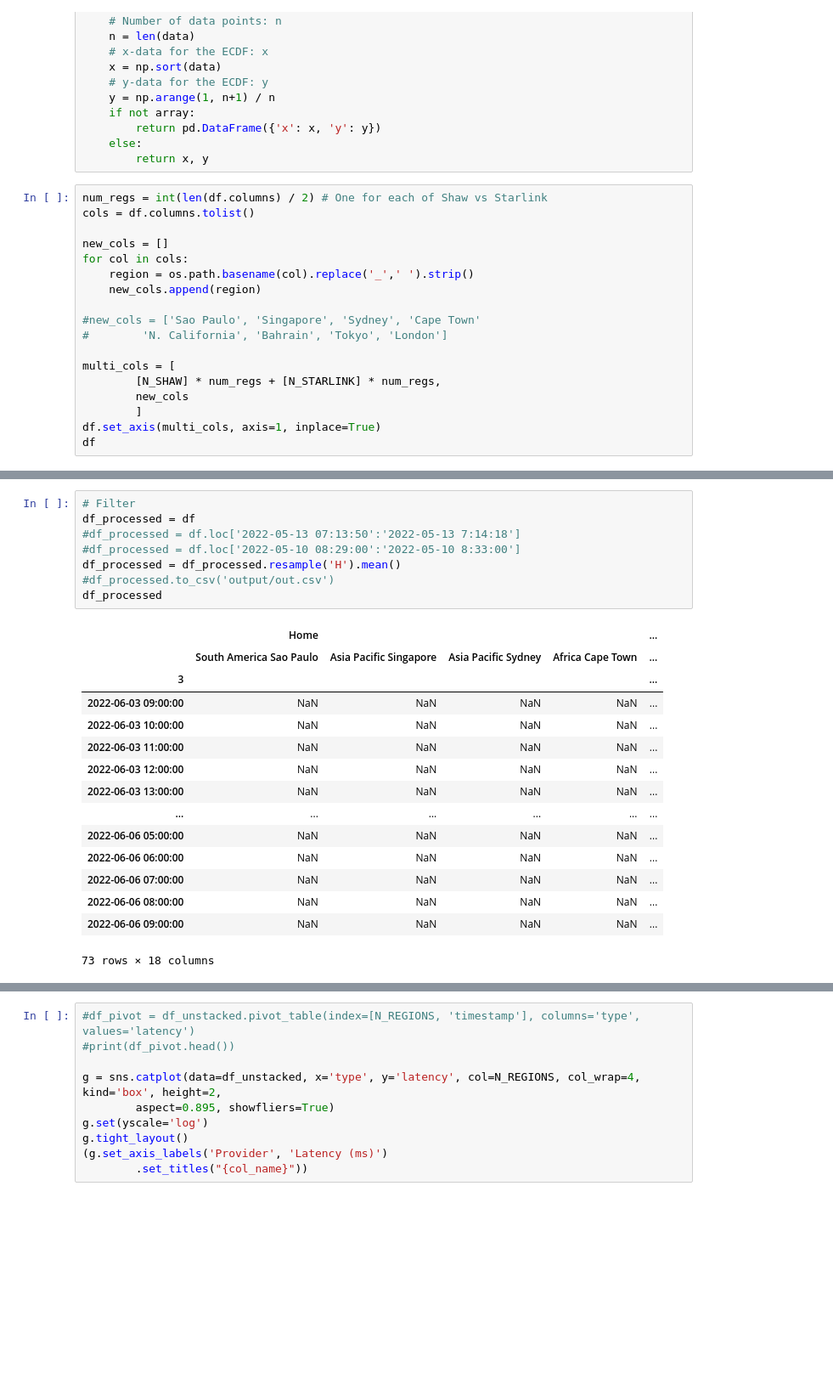
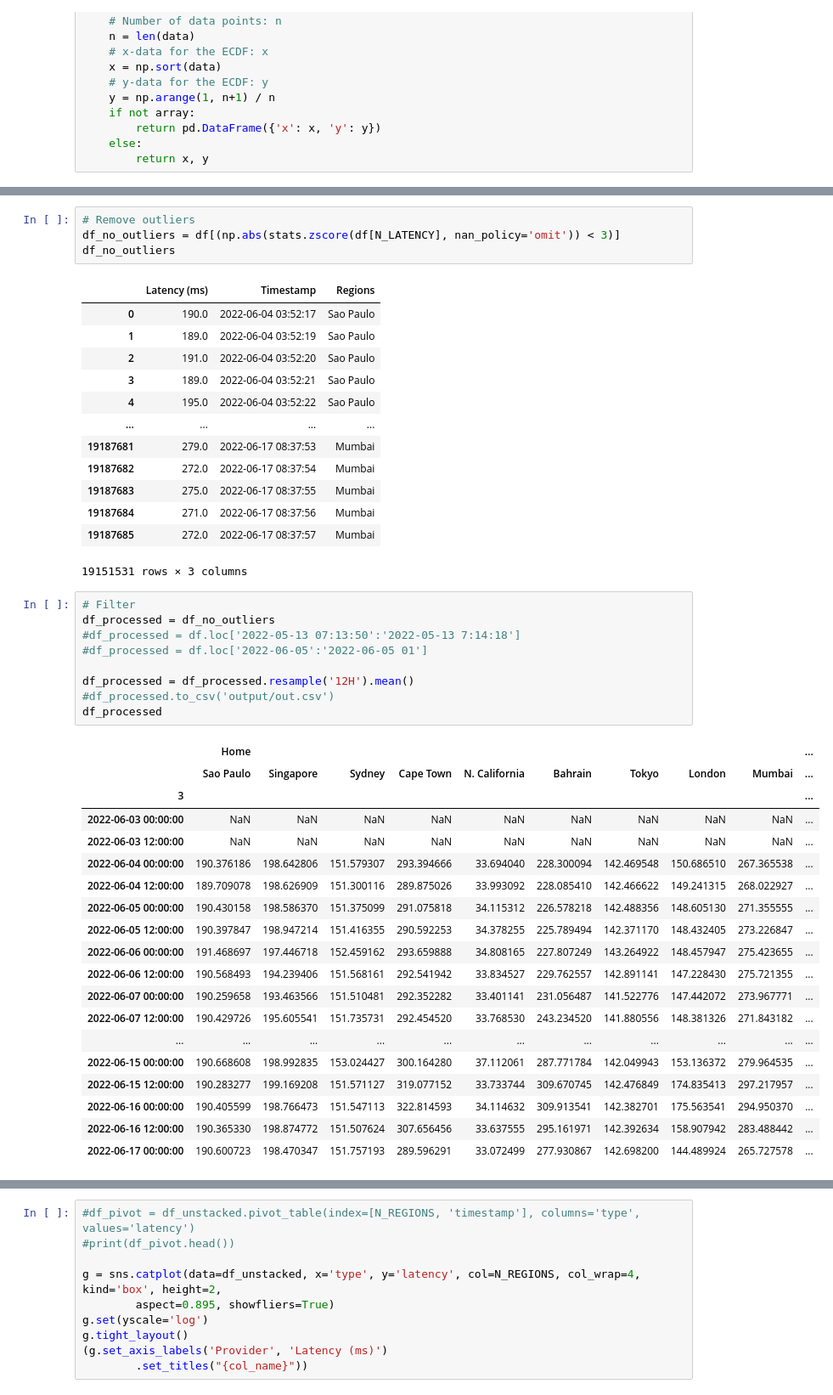
Before and after one commit to Starlink-Measurement/starlink-plot, a Jupyter notebook: plot_ping.ipynb, the cells around one changed output, grey strips where cells are left out. Shown at 85% size. Cells and saved outputs as stored; diff of their text form; blank space fills up the shorter version.

```diff
--- a/plot_ping.ipynb
+++ b/plot_ping.ipynb
@@ -123,21 +118,3 @@ def ecdf(data, array: bool=True):
         return pd.DataFrame({'x': x, 'y': y})
     else:
         return x, y
-# %%
-num_regs = int(len(df.columns) / 2) # One for each of Shaw vs Starlink
-cols = df.columns.tolist()
-
-new_cols = []
-for col in cols:
-    region = os.path.basename(col).replace('_',' ').strip()
-    new_cols.append(region)
-
-#new_cols = ['Sao Paulo', 'Singapore', 'Sydney', 'Cape Town'
-#        'N. California', 'Bahrain', 'Tokyo', 'London']
-
-multi_cols = [
-        [N_SHAW] * num_regs + [N_STARLINK] * num_regs,
-        new_cols
-        ]
-df.set_axis(multi_cols, axis=1, inplace=True)
-df
@@ -181,26 +121,49 @@ test.isnull()
+# %%
+# Remove outliers
+df_no_outliers = df[(np.abs(stats.zscore(df[N_LATENCY], nan_policy='omit')) < 3)]
+df_no_outliers
+# %% [output]
+|  | Latency (ms) | Timestamp | Regions |
+| 0 | 190.0 | 2022-06-04 03:52:17 | Sao Paulo |
+| 1 | 189.0 | 2022-06-04 03:52:19 | Sao Paulo |
+| 2 | 191.0 | 2022-06-04 03:52:20 | Sao Paulo |
+| 3 | 189.0 | 2022-06-04 03:52:21 | Sao Paulo |
+| 4 | 195.0 | 2022-06-04 03:52:22 | Sao Paulo |
+| ... | ... | ... | ... |
+| 19187681 | 279.0 | 2022-06-17 08:37:53 | Mumbai |
+| 19187682 | 272.0 | 2022-06-17 08:37:54 | Mumbai |
+| 19187683 | 275.0 | 2022-06-17 08:37:55 | Mumbai |
+| 19187684 | 271.0 | 2022-06-17 08:37:56 | Mumbai |
+| 19187685 | 272.0 | 2022-06-17 08:37:57 | Mumbai |
+19151531 rows × 3 columns
 # %%
 # Filter
-df_processed = df
+df_processed = df_no_outliers
 #df_processed = df.loc['2022-05-13 07:13:50':'2022-05-13 7:14:18']
-#df_processed = df.loc['2022-05-10 08:29:00':'2022-05-10 8:33:00']
-df_processed = df_processed.resample('H').mean()
+#df_processed = df.loc['2022-06-05':'2022-06-05 01']
+
+df_processed = df_processed.resample('12H').mean()
 #df_processed.to_csv('output/out.csv')
 df_processed
 # %% [output]
-|  | Home |  |  |  | ... |
-|  | South America Sao Paulo | Asia Pacific Singapore | Asia Pacific Sydney | Africa Cape Town | ... |
-| 3 |  |  |  |  | ... |
-| 2022-06-03 09:00:00 | NaN | NaN | NaN | NaN | ... |
-| 2022-06-03 10:00:00 | NaN | NaN | NaN | NaN | ... |
-| 2022-06-03 11:00:00 | NaN | NaN | NaN | NaN | ... |
-| 2022-06-03 12:00:00 | NaN | NaN | NaN | NaN | ... |
-| 2022-06-03 13:00:00 | NaN | NaN | NaN | NaN | ... |
-| ... | ... | ... | ... | ... | ... |
-| 2022-06-06 05:00:00 | NaN | NaN | NaN | NaN | ... |
-| 2022-06-06 06:00:00 | NaN | NaN | NaN | NaN | ... |
-| 2022-06-06 07:00:00 | NaN | NaN | NaN | NaN | ... |
-| 2022-06-06 08:00:00 | NaN | NaN | NaN | NaN | ... |
-| 2022-06-06 09:00:00 | NaN | NaN | NaN | NaN | ... |
+|  | Home |  |  |  |  |  |  |  |  | ... |
+|  | Sao Paulo | Singapore | Sydney | Cape Town | N. California | Bahrain | Tokyo | London | Mumbai | ... |
+| 3 |  |  |  |  |  |  |  |  |  | ... |
+| 2022-06-03 00:00:00 | NaN | NaN | NaN | NaN | NaN | NaN | NaN | NaN | NaN | ... |
+| 2022-06-03 12:00:00 | NaN | NaN | NaN | NaN | NaN | NaN | NaN | NaN | NaN | ... |
+| 2022-06-04 00:00:00 | 190.376186 | 198.642806 | 151.579307 | 293.394666 | 33.694040 | 228.300094 | 142.469548 | 150.686510 | 267.365538 | ... |
+| 2022-06-04 12:00:00 | 189.709078 | 198.626909 | 151.300116 | 289.875026 | 33.993092 | 228.085410 | 142.466622 | 149.241315 | 268.022927 | ... |
+| 2022-06-05 00:00:00 | 190.430158 | 198.586370 | 151.375099 | 291.075818 | 34.115312 | 226.578218 | 142.488356 | 148.605130 | 271.355555 | ... |
+| 2022-06-05 12:00:00 | 190.397847 | 198.947214 | 151.416355 | 290.592253 | 34.378255 | 225.789494 | 142.371170 | 148.432405 | 273.226847 | ... |
+| 2022-06-06 00:00:00 | 191.468697 | 197.446718 | 152.459162 | 293.659888 | 34.808165 | 227.807249 | 143.264922 | 148.457947 | 275.423655 | ... |
+| 2022-06-06 12:00:00 | 190.568493 | 194.239406 | 151.568161 | 292.541942 | 33.834527 | 229.762557 | 142.891141 | 147.228430 | 275.721355 | ... |
+| 2022-06-07 00:00:00 | 190.259658 | 193.463566 | 151.510481 | 292.352282 | 33.401141 | 231.056487 | 141.522776 | 147.442072 | 273.967771 | ... |
+| 2022-06-07 12:00:00 | 190.429726 | 195.605541 | 151.735731 | 292.454520 | 33.768530 | 243.234520 | 141.880556 | 148.381326 | 271.843182 | ... |
+| ... | ... | ... | ... | ... | ... | ... | ... | ... | ... | ... |
+| 2022-06-15 00:00:00 | 190.668608 | 198.992835 | 153.024427 | 300.164280 | 37.112061 | 287.771784 | 142.049943 | 153.136372 | 279.964535 | ... |
+| 2022-06-15 12:00:00 | 190.283277 | 199.169208 | 151.571127 | 319.077152 | 33.733744 | 309.670745 | 142.476849 | 174.835413 | 297.217957 | ... |
+| 2022-06-16 00:00:00 | 190.405599 | 198.766473 | 151.547113 | 322.814593 | 34.114632 | 309.913541 | 142.382701 | 175.563541 | 294.950370 | ... |
+| 2022-06-16 12:00:00 | 190.365330 | 198.874772 | 151.507624 | 307.656456 | 33.637555 | 295.161971 | 142.392634 | 158.907942 | 283.488442 | ... |
+| 2022-06-17 00:00:00 | 190.600723 | 198.470347 | 151.757193 | 289.596291 | 33.072499 | 277.930867 | 142.698200 | 144.489924 | 265.727578 | ... |
-73 rows × 18 columns
 # %%
 df_regs_interp = df_processed.interpolate(method='linear')
```
Also changed, not shown: parts of 22 cells of this notebook, 3 other files.
